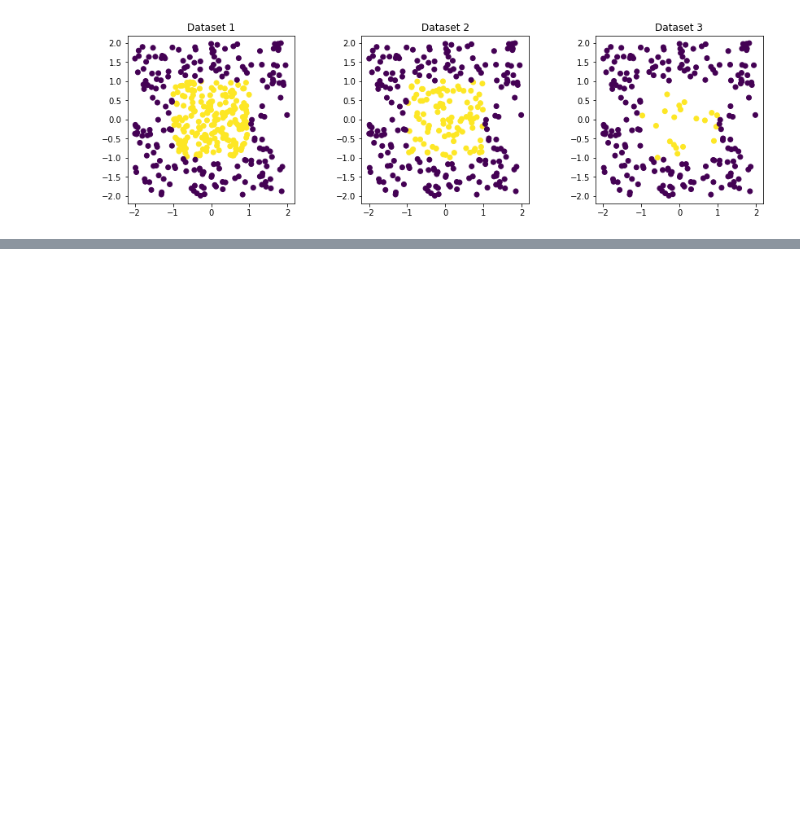
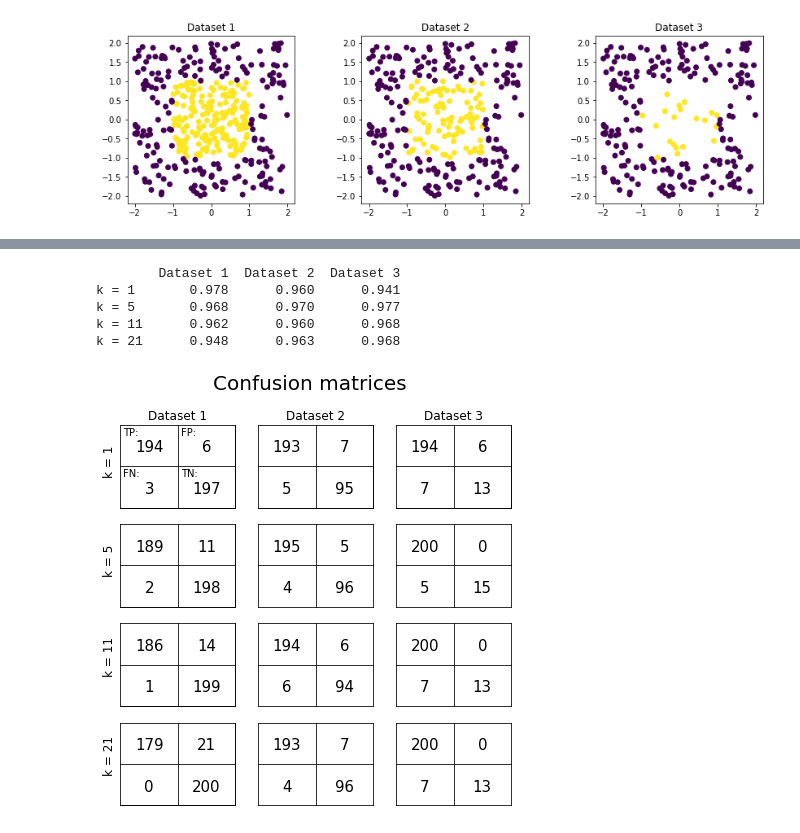
Before and after one commit to SimonJasansky/data_mining, a Jupyter notebook: assignment_2.ipynb, the cells around one changed output, grey strips where cells are left out. Drawn from its saved outputs; the diff is of its cells as text; code cells hidden in the pictures; blank space fills up the shorter version.

```diff
--- a/assignment_2.ipynb
+++ b/assignment_2.ipynb
@@ -179,0 +159,17 @@ for 1.1 a and b: build table with datasets on x axis, k-fold on y axis
+# %%
+# (d)
+# do knn with 10-fold Cross-Validation
+output = custom_knn(exp1, "distance")
+accuracy_df = output[0]
+conf_mat_df = output[1]
+
+print(accuracy_df)
+custom_confusion_matrix_knn(conf_mat_df)
+plt.show()
+# %% [output]
+        Dataset 1  Dataset 2  Dataset 3
+k = 1       0.978      0.960      0.941
+k = 5       0.968      0.970      0.977
+k = 11      0.962      0.960      0.968
+k = 21      0.948      0.963      0.968
+[figure, added]
```
Also changed, not shown: parts of 19 cells of this notebook.
